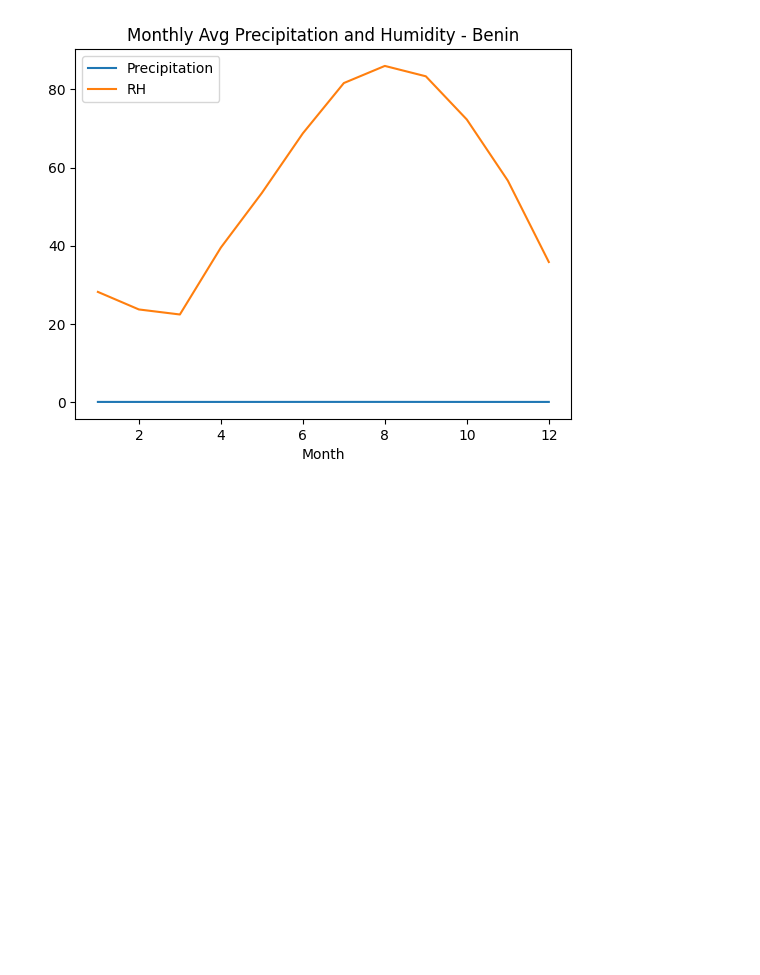
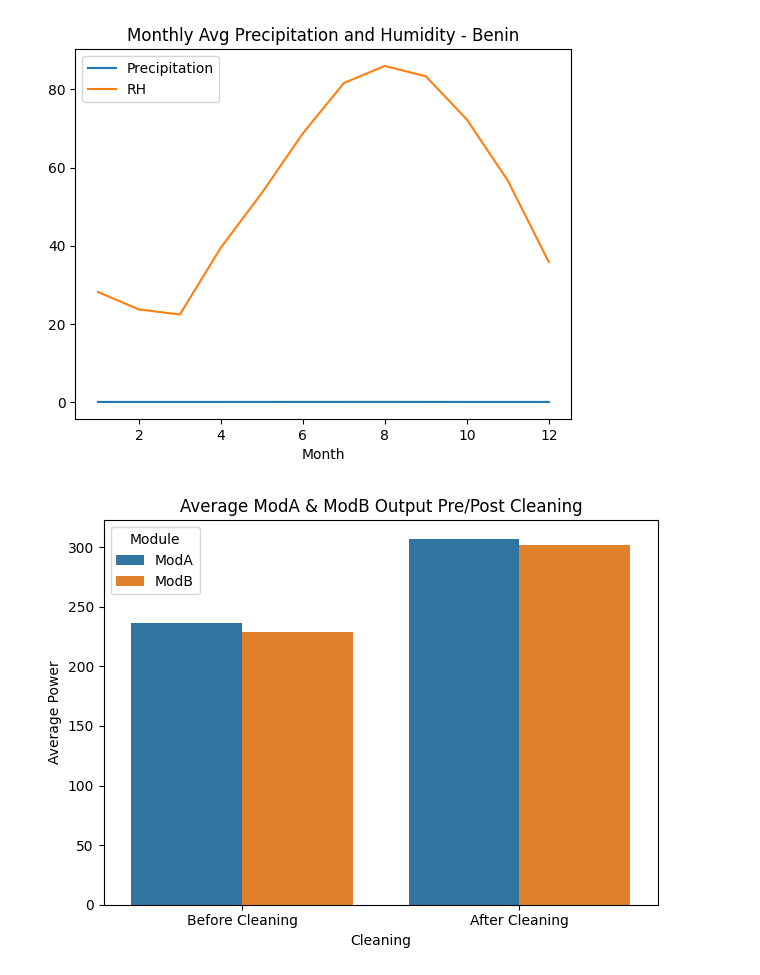
Before and after one commit to AmhaBK/solar-challenge-week1, a Jupyter notebook: eda_benin.ipynb, the cells around one changed output. Cells and saved outputs as stored; diff of their text form; code cells hidden in the pictures; blank space fills up the shorter version.

Commit message:
More EDA for Benin solar data

```diff
--- a/eda_benin.ipynb
+++ b/eda_benin.ipynb
@@ -4,7 +4,7 @@ import numpy as np
 import matplotlib.pyplot as plt
 import seaborn as sns
 from scipy import stats
-benin= pd.read_csv(r"C:\Users\mike\Documents\Kifiya_AIM\data\benin-malanville.csv", parse_dates= ["Timestamp"])
+benin= pd.read_csv(r"data\benin-malanville.csv", parse_dates= ["Timestamp"])
 
 print(benin.head(7))
 
@@ -190,3 +211,18 @@ plt.show()
 # %% [output]
 [figure]
 [figure]
+# %%
+# Group by Cleaning flag and plot average ModA & ModB
+
+# Group and calculate mean
+cleaning_impact = benin_clean.groupby('Cleaning')[['ModA', 'ModB']].mean().reset_index()
+
+# Plot
+cleaning_impact_melted = cleaning_impact.melt(id_vars='Cleaning', var_name='Module', value_name='Average Power')
+sns.barplot(data=cleaning_impact_melted, x='Cleaning', y='Average Power', hue='Module')
+plt.title("Average ModA & ModB Output Pre/Post Cleaning")
+plt.xticks([0, 1], ['Before Cleaning', 'After Cleaning'])
+plt.tight_layout()
+plt.show()
+# %% [output]
+[figure, added]
```
Also changed, not shown: parts of 6 cells of this notebook.
